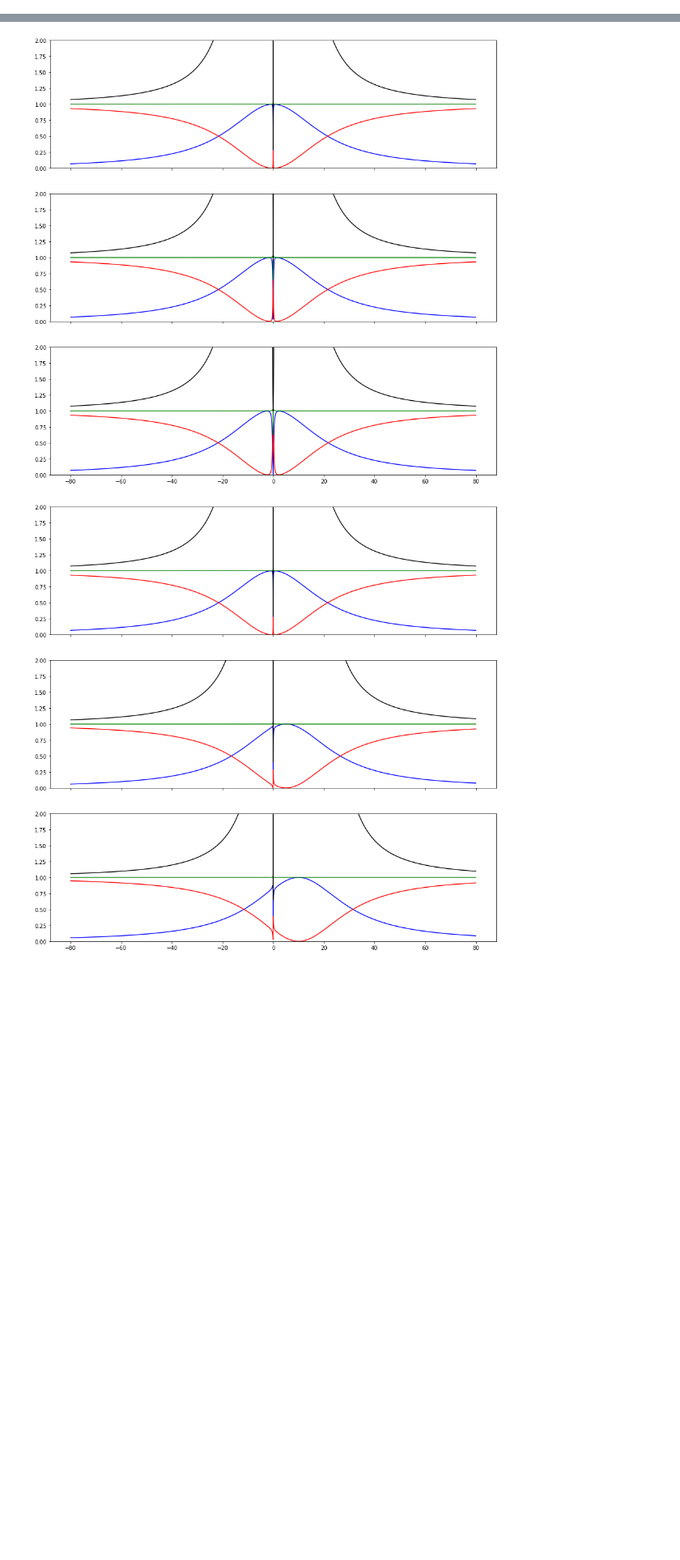
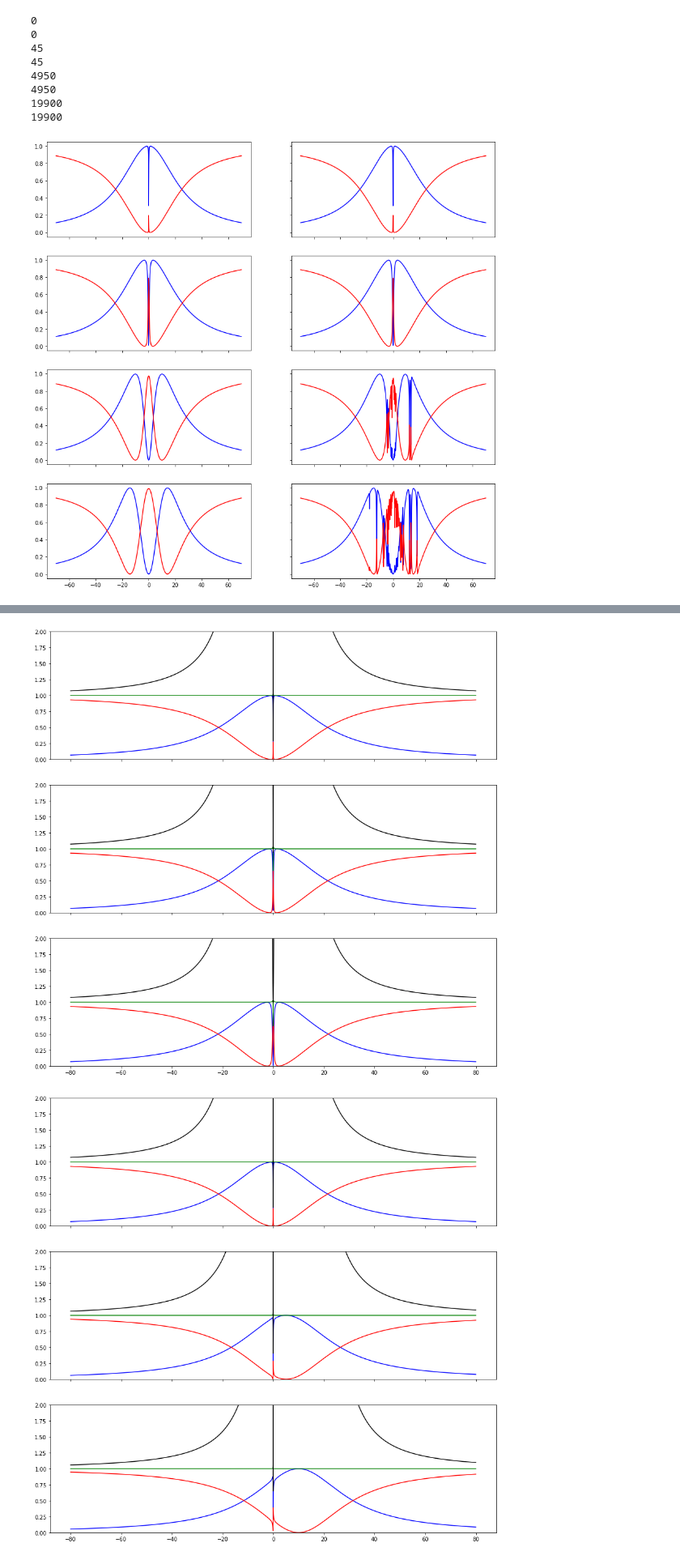
Before and after one commit to melmatt7/cqed_photon_statistics, a Jupyter notebook: testing.ipynb, the cells around one changed output, grey strips where cells are left out. Shown at 81% size. Saved outputs shown, nothing was run; the diff lists cells and outputs as text; code cells hidden in the pictures; blank space fills up the shorter version.

```diff
--- a/testing.ipynb
+++ b/testing.ipynb
@@ -1,3 +74,83 @@
+# %%
+import numpy as np
+import torch
+from calcD import calc_D
+from PhotonTransmission import PhotonTransmission
+import matplotlib.pyplot as plt
+
+u = 1.96*3.33e-30;  #2 Debye into SI units
+lmbda = 2.9e-6;    #2.9 um wavelength
+c = 3e8;            #speed of light
+w = 2*np.pi*c/lmbda;  #get angular frequency
+hb = 1.054e-34;     #hbar
+eo = 8.854e-12;     #permittivity of free space
+er = 11.7;          #relative permittivity of silicon
+refractive_index = np.sqrt(er);       #get refractive index of Si
+
+g = 0.1
+x = np.random.normal(0, 10e-9, 200)
+y = np.random.normal(0, 10e-9, 200)
+z = np.random.normal(0, 10e-9, 200)
+We = np.random.normal(0, g*117, 200)
+
+d, costheta, lw_overlap = calc_D(x, y, z, We, g)
+
+# print(d)
+# print(costheta)
+# print(np.sort(lw_overlap))
+
+val1 = u**2/(4*np.pi*eo)
+val2 = (1-3*np.power(costheta,2))*6.2e18*1e6
+J1 = 0*np.divide(val1, np.power(d,3))*val2
+J2 = lw_overlap*np.divide(val1, np.power(d,3))*val2
+J3 = np.divide(val1, np.power(d,3))*val2
+
+J = np.array(([np.transpose(J1), np.transpose(J2)]))
+# print(J)
+# print(J[1,:])
+
+plot_params = {}
+sim_params = {}
+
+plot_params['s'] = 0.2
+plot_params['lim1'] = -70
+plot_params['lim2'] = 70
+plot_params['wnum'] = 2000
+plot_params['time_val'] = 0
+
+sim_params['k']  = 50    # cavity linewidth (4.3 - Q~100,000, 43 - Q~10,000)
+sim_params['k1'] = sim_params['k']/2
+sim_params['k2'] = sim_params['k']/2
+sim_params['gnd'] = 1
+sim_params['go'] = 1 # rabi frequency
+sim_params['g']  = g # emitter linewidth
+sim_params['Gc'] = 0     # additional loss channel
+sim_params['wc'] = 0     # cavity detuning
+sim_params['we'] = 0     # emitter detuning
+sim_params['We'] = np.random.normal(0, 0, 200)
+
+fig, axs = plt.subplots(4, 2, sharex=True, sharey=True, figsize=(15, 15))
+
+n_list = [1,10,100,200]
+for i in range(len(n_list)):
+    for j in range(0,2):
+        sim_params['N']  = n_list[i]
+        # print(int((n_list[i]-1)*n_list[i]/2))
+        sim_params['jvec'] = J[j,0:int((n_list[i]-1)*n_list[i]/2)]
+        pt1 = PhotonTransmission(plot_params, sim_params)
+        x, y1, y2 = pt1.calc_first_subspace()
+        axs[i][j].plot(np.transpose(x), y1, 'b')
+        axs[i][j].plot(x, y2, 'r')
+# %% [output]
+0
+0
+45
+45
+4950
+4950
+19900
+19900
+[figure, added]
 # %%
 from PhotonTransmission import PhotonTransmission
 import matplotlib.pyplot as plt
```
Also changed, not shown: parts of 3 cells of this notebook, 7 other files.
